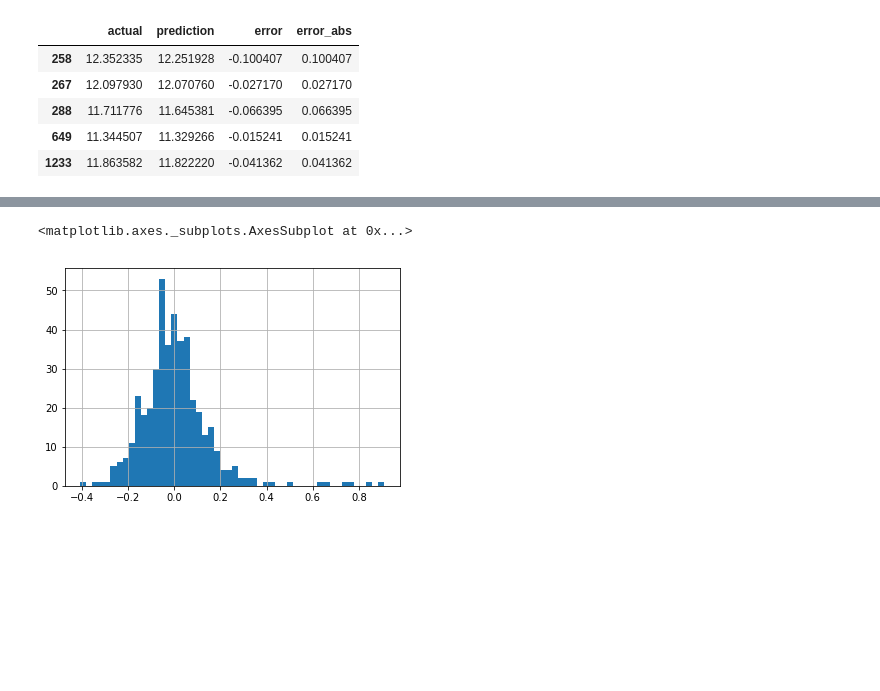
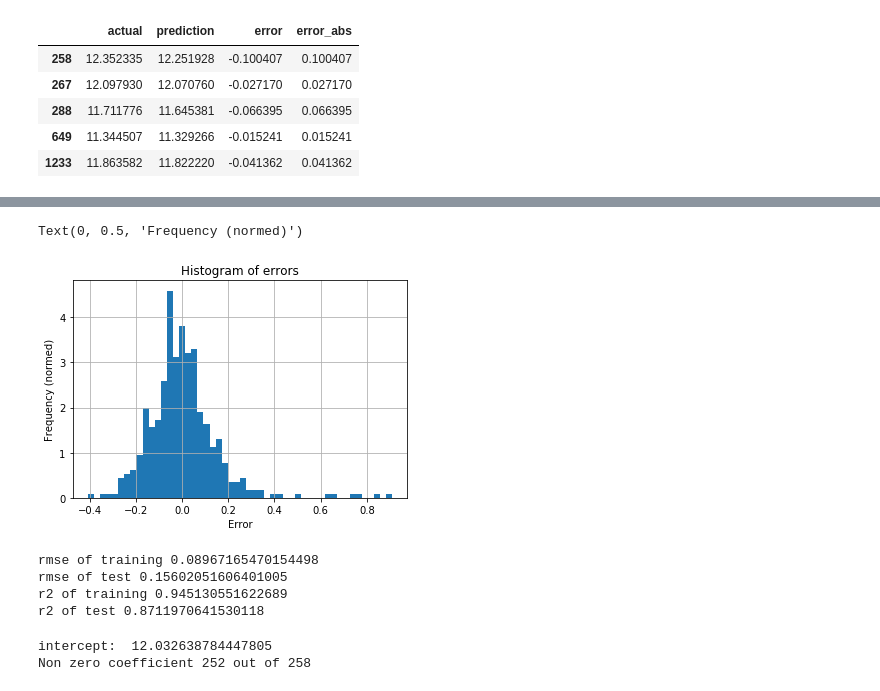
Before and after one commit to abulbasar/machine-learning, a Jupyter notebook: demos/Day 3 - kaggle house price prediction.ipynb, the cells around one changed output, grey strips where cells are left out. Cells and saved outputs as stored; diff of their text form; code cells hidden in the pictures; blank space fills up the shorter version.

```diff
--- a/demos/Day 3 - kaggle house price prediction.ipynb
+++ b/demos/Day 3 - kaggle house price prediction.ipynb
@@ -262,5 +272,58 @@ plt.xticks([])
-# %%
-result.error.hist(bins = 50)
-# %% [output]
-<matplotlib.axes._subplots.AxesSubplot at 0x...>
-[figure, removed]
+# %%
+result.error.hist(bins = 50, density = True)
+plt.title("Histogram of errors")
+plt.xlabel("Error")
+plt.ylabel("Frequency (normed)")
+# %% [output]
+Text(0, 0.5, 'Frequency (normed)')
+[figure, added]
+# %%
+target = "SalesPrice"
+y = np.log(df[target])
+X = df.drop(columns=[target])
+X_dummy = pd.get_dummies(X, drop_first=True)
+X_train, X_test, y_train, y_test = model_selection\
+.train_test_split(X_dummy.values, y
+                , test_size = 0.3, random_state = 1)
+
+pipe = pipeline.Pipeline([
+    ("poly", preprocessing.PolynomialFeatures(degree=1
+                                    , include_bias=False)),
+    ("scaler", preprocessing.StandardScaler()),
+    ("est", linear_model.Ridge(alpha = 10.0, random_state=1))
+])
+
+pipe.fit(X_train, y_train)
+
+y_train_pred = pipe.predict(X_train)
+y_test_pred = pipe.predict(X_test)
+
+rmse_test = metrics.mean_squared_error(y_test, y_test_pred) ** 0.5
+rmse_train = metrics.mean_squared_error(y_train, y_train_pred) ** 0.5
+
+r2_test = metrics.r2_score(y_test, y_test_pred)
+r2_train = metrics.r2_score(y_train, y_train_pred)
+
+print("rmse of training", rmse_train)
+print("rmse of test", rmse_test)
+print("r2 of training", r2_train)
+print("r2 of test", r2_test)
+est = pipe.steps[-1][-1]
+# %% [output]
+rmse of training 0.08967165470154498
+rmse of test 0.15602051606401005
+r2 of training 0.945130551622689
+r2 of test 0.8711970641530118
+# %%
+print("intercept: ", est.intercept_)
+summary = pd.DataFrame(dict(coeff=est.coef_
+                , feature=X_dummy.columns))
+
+summary["abs_coeff"] = np.abs(summary.coeff)
+summary.sort_values("abs_coeff", ascending=False)
+print("Non zero coefficient"
+      , summary.query("abs_coeff>0").shape[0],
+      "out of", len(summary))
+# %% [output]
+intercept:  12.032638784447805
+Non zero coefficient 252 out of 258
```
Also changed, not shown: parts of 21 cells of this notebook.
